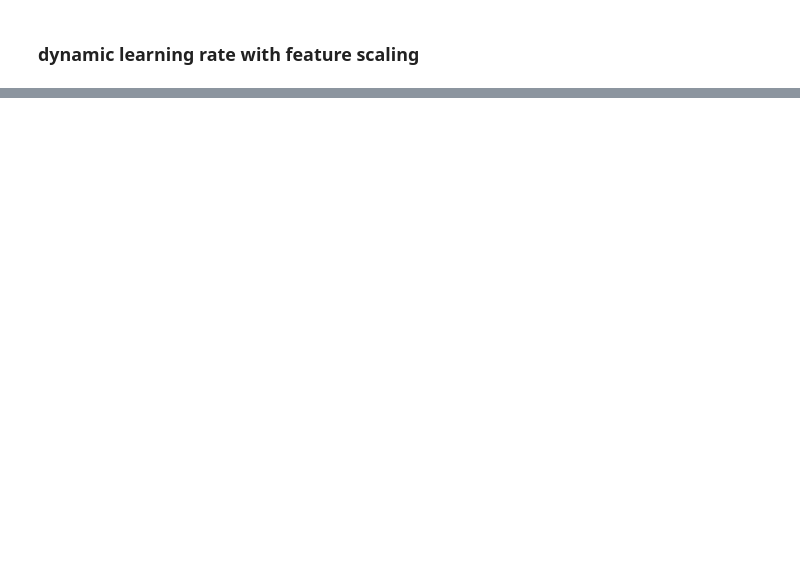
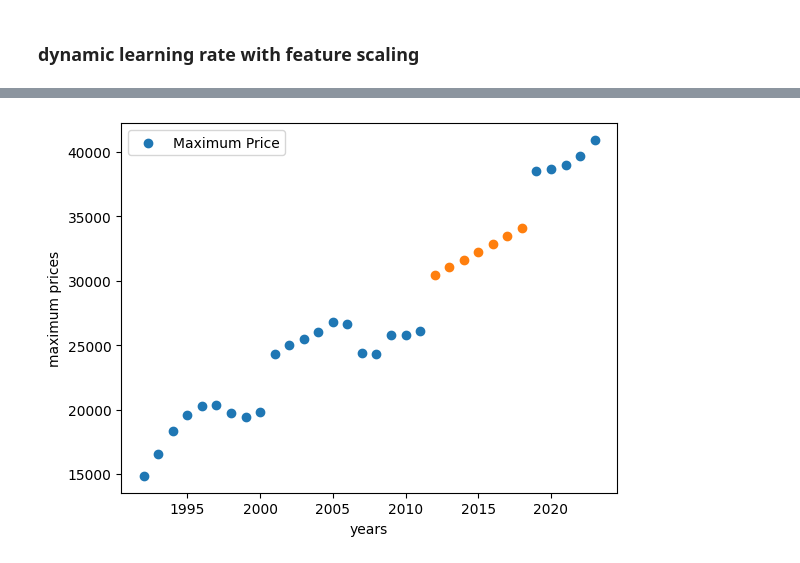
Before and after one commit to ramsRahim/intro_to_ML, a Jupyter notebook: Assignment1/fordRangerLinearRegression.ipynb, the cells around one changed output, grey strips where cells are left out. Saved outputs shown, nothing was run; the diff lists cells and outputs as text; code cells hidden in the pictures; blank space fills up the shorter version.

```diff
--- a/Assignment1/fordRangerLinearRegression.ipynb
+++ b/Assignment1/fordRangerLinearRegression.ipynb
@@ -160,0 +160,9 @@ plt.show()
+# %%
+plt.scatter(X, y_max, label='Maximum Price')
+plt.scatter(np.array(years),np.array(prices_max))
+plt.xlabel('years')
+plt.ylabel('maximum prices')
+plt.legend()
+plt.show()
+# %% [output]
+[figure, added]
```
Also changed, not shown: parts of 14 cells of this notebook.
